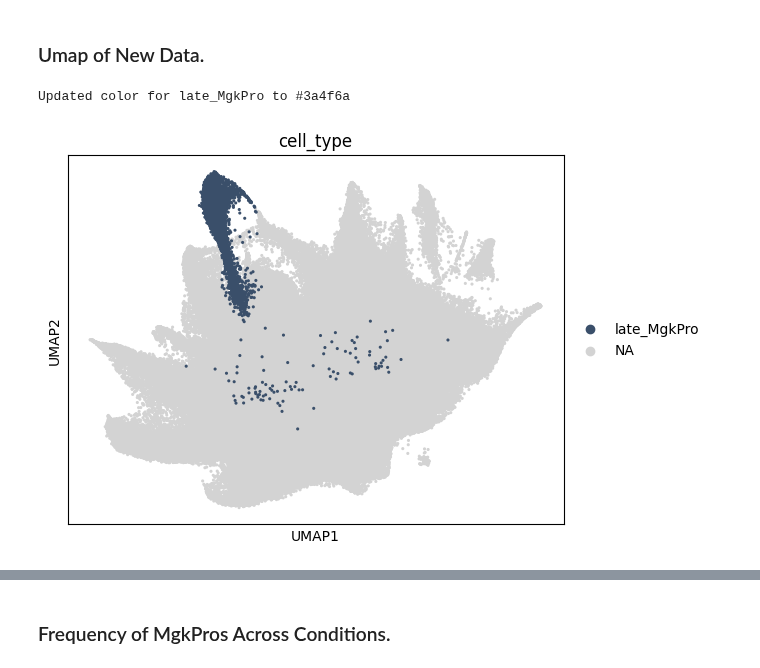
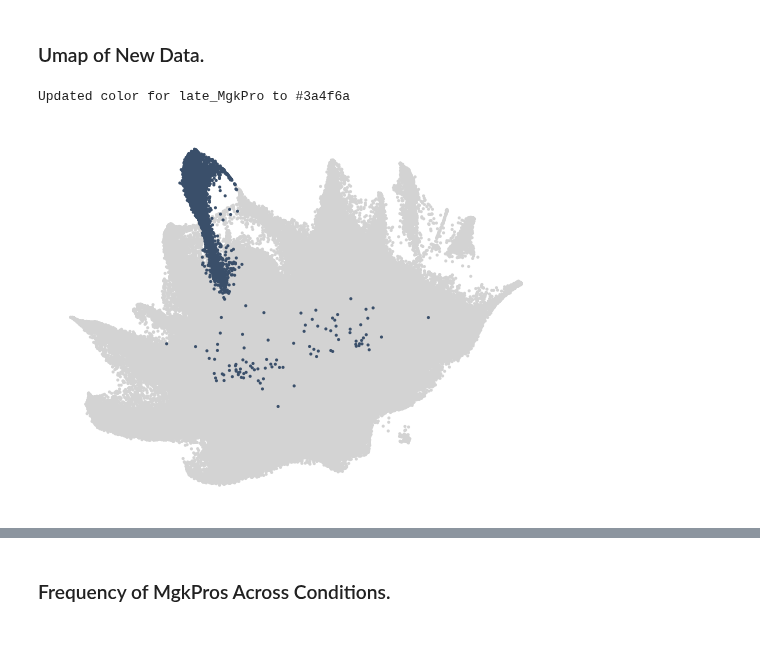
Before and after one commit to theislab/LabCompass-reproducibility, a Jupyter notebook: figures/frame5/make_figures_frame5.ipynb, the cells around one changed output, grey strips where cells are left out. Cells and saved outputs as stored; diff of their text form; code cells hidden in the pictures; blank space fills up the shorter version.

```diff
--- a/figures/frame5/make_figures_frame5.ipynb
+++ b/figures/frame5/make_figures_frame5.ipynb
@@ -37,6 +37,7 @@ color_map = {
     'MPP_MgkEry': '#264653',
     'MgKEryPro1': '#7f908f',
     'MgKEryPro2': '#4a5c6a',
+    'MgkPro': '#3a4f6a',
     'late_MgkPro': '#3a4f6a',
     'EosBasMast1': '#6c757d',
     'EosBasMast2': '#780000',
@@ -436,41 +654,88 @@ plt.show()
 # %% [markdown]
 ### Umap of New Data.
 # %%
-# Ensure the uns entry is a list (recreate if it's broken)
+import matplotlib.pyplot as plt
+import matplotlib.patches as mpatches
+import scanpy as sc
+
+# ----------------------------------------------------------------------
+# 1. Ensure the color for 'late_MgkPro' is correctly set
+# ----------------------------------------------------------------------
 if not isinstance(adata_new.uns.get('cell_type_colors'), list):
     categories = adata_new.obs['cell_type'].cat.categories
-    # Use existing colors if available, otherwise a default grey
     old_colors = adata_new.uns.get('cell_type_colors', {})
     adata_new.uns['cell_type_colors'] = [
         old_colors.get(ct, '#cccccc') if isinstance(old_colors, dict) else '#cccccc'
         for ct in categories
     ]
 
-# Now update only the color for 'MgkPro' (exact category name)
 cell_type_colors = adata_new.uns['cell_type_colors']
 categories = adata_new.obs['cell_type'].cat.categories.tolist()
 
-target_cell = 'late_MgkPro'   # or 'late_MgkPro' if that's the exact name in your data
+target_cell = 'late_MgkPro'
 if target_cell in categories:
     idx = categories.index(target_cell)
-    cell_type_colors[idx] = '#3a4f6a'   # from your map
+    cell_type_colors[idx] = '#3a4f6a'
     print(f"Updated color for {target_cell} to #3a4f6a")
 else:
     print(f"'{target_cell}' not found in categories. Available: {categories}")
 
-
-sc.pl.umap(adata_new, color="cell_type", s=20, groups=["late_MgkPro"], show=False)
-
-# Save high-quality figure
-plt.savefig(
-    'output/umap_late_MgkPro_new_data.png',      # or .svg, .png
-    dpi=300,                                      # for raster formats
-    bbox_inches='tight',                          # removes excess white space
-    facecolor='white'                             # ensures white background
+# ----------------------------------------------------------------------
+# 2. Plot UMAP with only the dots (no legend, no axes, no labels)
+# ----------------------------------------------------------------------
+ax = sc.pl.umap(
+    adata_new,
+    color="cell_type",
+    s=20,
+    groups=["late_MgkPro"],
+    show=False,
+    frameon=False,          # remove the frame box
+    legend_loc='none',      # remove legend
+    title=''                # remove title
 )
 
-# Optional: show plot (if desired) before or after saving
+# If the return is a list of Axes (for multiple panels), take the first one
+if isinstance(ax, list):
+    ax = ax[0]
+
+# Remove all ticks and tick labels
+ax.set_xticks([])
+ax.set_yticks([])
+ax.set_xticklabels([])
+ax.set_yticklabels([])
+
+# Set axis labels to empty strings (explicitly)
+ax.set_xlabel('')
+ax.set_ylabel('')
+
+# Remove the four spines (though frameon=False already removes them, this is safe)
+for spine in ax.spines.values():
+    spine.set_visible(False)
+
+# Save high-quality figure (only dots)
+plt.savefig(
+    'output/umap_late_MgkPro_new_data.png',
+    dpi=300,
+    bbox_inches='tight',
+    facecolor='white'
+)
 plt.show()
+import matplotlib.pyplot as plt
+from matplotlib.lines import Line2D
+
+# ----------------------------------------------------------------------
+# Save the legend separately (with a DOT / circle marker)
+# ----------------------------------------------------------------------
+legend_handle = Line2D([0], [0], marker='o', color='none',
+                       markerfacecolor='#3a4f6a', markersize=10,
+                       markeredgecolor='none', label='late_MgkPro')
+
+fig_legend = plt.figure(figsize=(2, 1), dpi=300)
+ax_legend = fig_legend.add_subplot(111)
+ax_legend.axis('off')
+ax_legend.legend(handles=[legend_handle], loc='center', frameon=False)
+fig_legend.savefig('output/umap_legend_separate.png', bbox_inches='tight', dpi=300)
+plt.show()
 # %% [output]
 Updated color for late_MgkPro to #3a4f6a
-[figure, old version]
+[figure, new version]
```
Also changed, not shown: parts of 29 cells of this notebook, 4 other files.
